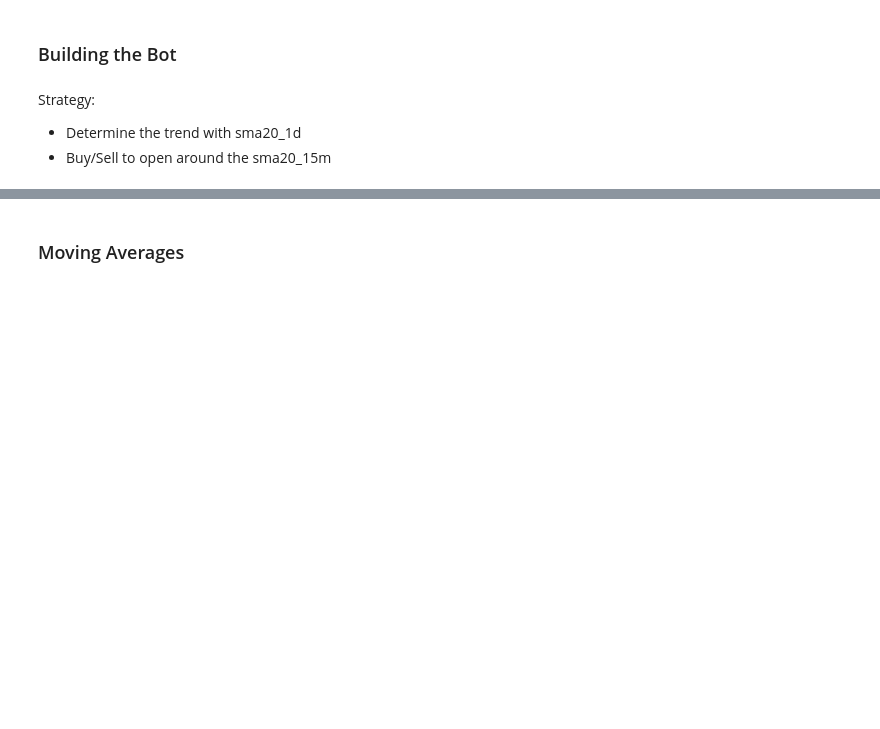
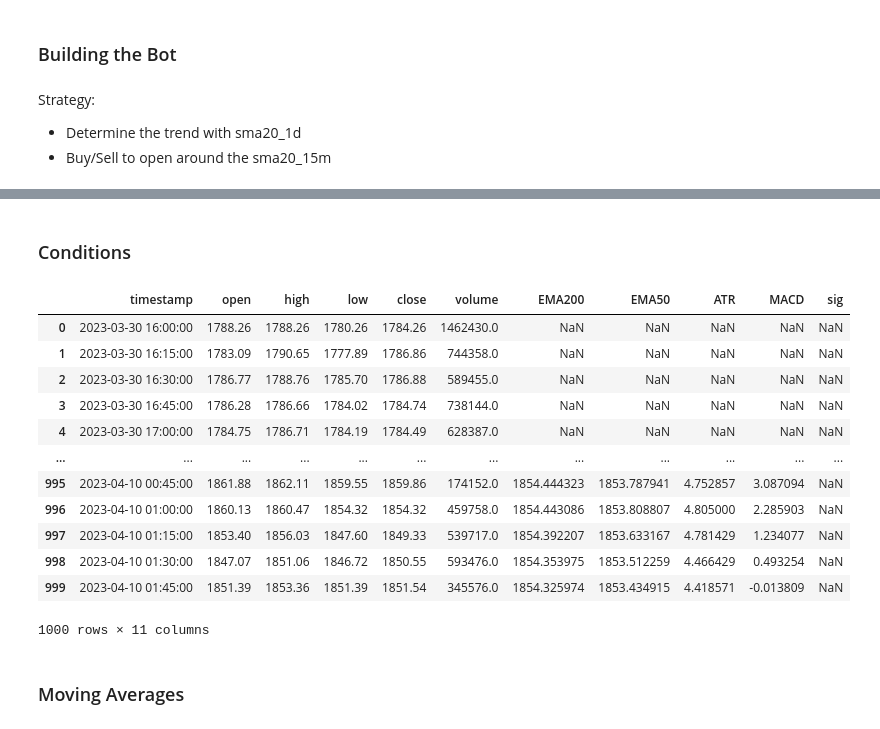
Before and after one commit to carlosarturoceron/1_SecondBot, a Jupyter notebook: strategy20.ipynb, the cells around one changed output, grey strips where cells are left out. Drawn from its saved outputs; the diff is of its cells as text; code cells hidden in the pictures; blank space fills up the shorter version.

```diff
--- a/strategy20.ipynb
+++ b/strategy20.ipynb
@@ -34,0 +41,9 @@ target = 25
+# %%
+# FETCHING DATA FROM PHEMEX
+timeframe = '15m' # what is the fequency of the bars?
+num_bars = 10000 # how many bars of data will this fetch?
+bars = phemex.fetch_ohlcv(symbol=symbol, timeframe=timeframe, limit=num_bars)
+
+# BUILDING A DATAFRAME FROM THIS DATA
+df = pd.DataFrame(bars, columns=['timestamp','open','high','low','close','volume'])
+df['timestamp'] = pd.to_datetime(df['timestamp'], unit='ms') # change from milisecond timestamp
@@ -34,0 +66,5 @@ target = 25
+# %%
+df['EMA200'] = df['close'].ewm(span=200, min_periods=200).mean()
+df['EMA50'] = df['close'].ewm(span=50, min_periods=50).mean()
+df['ATR'] = TA.ATR(df)
+df['MACD'] = df['close'].ewm(span=12, min_periods=12).mean() - df['close'].ewm(span=26, min_periods=26).mean()
@@ -35,3 +87,27 @@ target = 25
+# %% [markdown]
+### Conditions
+# %%
+c1 = df.close > df.EMA200
+c2 = (df.low < df.EMA50) & (df.close > df.EMA50) & (df.open > df.EMA50)
+long_entry_condition = c1 & c2
+# %%
+df.loc[df.loc[long_entry_condition].index, 'sig'] = 'BUY'
+# %%
+df
+# %% [output]
+|  | timestamp | open | high | low | close | volume | EMA200 | EMA50 | ATR | MACD | sig |
+| 0 | 2023-03-30 16:00:00 | 1788.26 | 1788.26 | 1780.26 | 1784.26 | 1462430.0 | NaN | NaN | NaN | NaN | NaN |
+| 1 | 2023-03-30 16:15:00 | 1783.09 | 1790.65 | 1777.89 | 1786.86 | 744358.0 | NaN | NaN | NaN | NaN | NaN |
+| 2 | 2023-03-30 16:30:00 | 1786.77 | 1788.76 | 1785.70 | 1786.88 | 589455.0 | NaN | NaN | NaN | NaN | NaN |
+| 3 | 2023-03-30 16:45:00 | 1786.28 | 1786.66 | 1784.02 | 1784.74 | 738144.0 | NaN | NaN | NaN | NaN | NaN |
+| 4 | 2023-03-30 17:00:00 | 1784.75 | 1786.71 | 1784.19 | 1784.49 | 628387.0 | NaN | NaN | NaN | NaN | NaN |
+| ... | ... | ... | ... | ... | ... | ... | ... | ... | ... | ... | ... |
+| 995 | 2023-04-10 00:45:00 | 1861.88 | 1862.11 | 1859.55 | 1859.86 | 174152.0 | 1854.444323 | 1853.787941 | 4.752857 | 3.087094 | NaN |
+| 996 | 2023-04-10 01:00:00 | 1860.13 | 1860.47 | 1854.32 | 1854.32 | 459758.0 | 1854.443086 | 1853.808807 | 4.805000 | 2.285903 | NaN |
+| 997 | 2023-04-10 01:15:00 | 1853.40 | 1856.03 | 1847.60 | 1849.33 | 539717.0 | 1854.392207 | 1853.633167 | 4.781429 | 1.234077 | NaN |
+| 998 | 2023-04-10 01:30:00 | 1847.07 | 1851.06 | 1846.72 | 1850.55 | 593476.0 | 1854.353975 | 1853.512259 | 4.466429 | 0.493254 | NaN |
+| 999 | 2023-04-10 01:45:00 | 1851.39 | 1853.36 | 1851.39 | 1851.54 | 345576.0 | 1854.325974 | 1853.434915 | 4.418571 | -0.013809 | NaN |
+1000 rows × 11 columns
 # %% [markdown]
 ### Moving Averages
 # %% [markdown]
```
Also changed, not shown: parts of 11 cells of this notebook, 1 other file.
